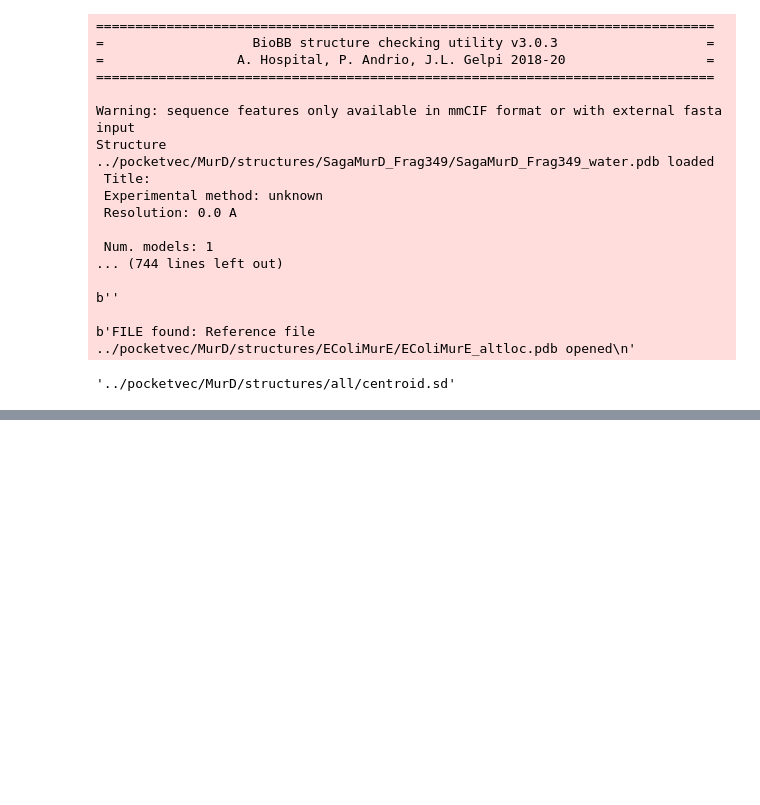
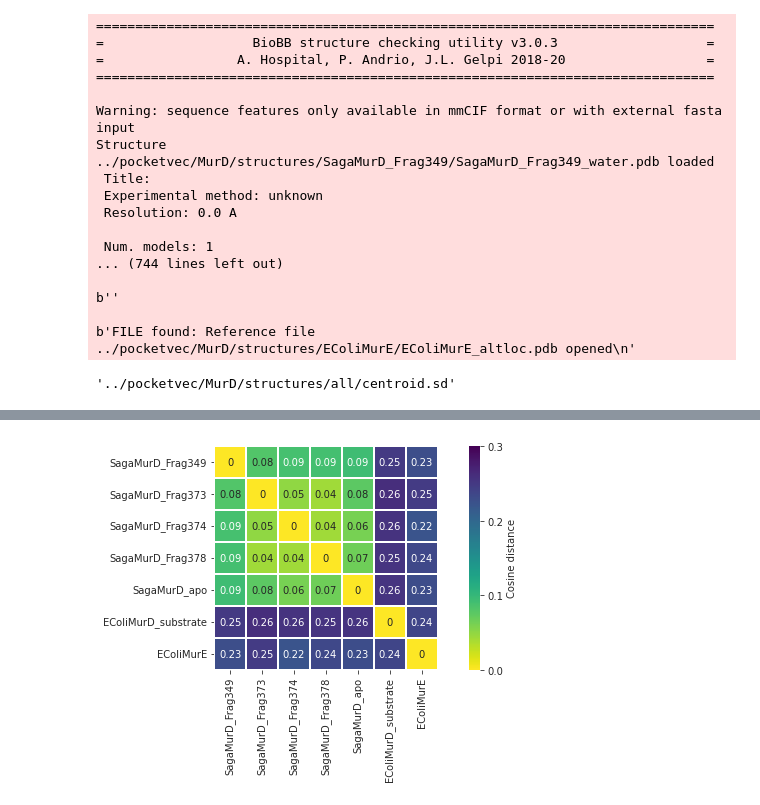
Before and after one commit to ersilia-os/osa-murd, a Jupyter notebook: notebooks/pocketvec_MurD.ipynb, the cells around one changed output, grey strips where cells are left out. Drawn from its saved outputs; the diff is of its cells as text; code cells hidden in the pictures; blank space fills up the shorter version.

Commit message:
pocketvec MurD results (I)

```diff
--- a/notebooks/pocketvec_MurD.ipynb
+++ b/notebooks/pocketvec_MurD.ipynb
@@ -200,0 +301,19 @@ shutil.copyfile(os.path.join(path_out, st, "centroid.sd"), os.path.join(path_out
+# %%
+path = "/aloy/home/acomajuncosa/MurD/GitHub/osa-murd/pocketvec/MurD/structures"
+sts = ['SagaMurD_Frag349', "SagaMurD_Frag373", "SagaMurD_Frag374", "SagaMurD_Frag378", "SagaMurD_apo", "EColiMurD_substrate", "EColiMurE"]
+fps = {}
+
+for st in sts:
+
+    # Read scores
+    scores = read_scores(os.path.join(path, st, "scores"))
+
+    # Raw scores fp
+    raw = raw_fp(scores, "../data/PocketVec/lib/LLM/all.pkl")
+    pickle.dump(raw, open(os.path.join(path, st, "raw_fp.pkl"), "wb"))
+
+    # Rank scores fp
+    rank = rank_fp(raw)
+    pickle.dump(rank, open(os.path.join(path, st, "rank_fp.pkl"), "wb"))
+
+    fps[st] = rank
@@ -200,0 +323,28 @@ shutil.copyfile(os.path.join(path_out, st, "centroid.sd"), os.path.join(path_out
+# %%
+X = []
+X_str = []
+labels = ['SagaMurD_Frag349', "SagaMurD_Frag373", "SagaMurD_Frag374", "SagaMurD_Frag378", "SagaMurD_apo", "EColiMurD_substrate", "EColiMurE"]
+
+for i in labels:
+    x = []
+    x_str = []
+    for j in labels:
+        x.append(distance.cosine(fps[i], fps[j]))
+        x_str.append(str(round(distance.cosine(fps[i], fps[j]), 2)))
+    X.append(x)
+    X_str.append(x_str)
+
+X = np.array(X)
+
+fig, ax = plt.subplots(figsize=(9,5))
+# sns.heatmap(rankings)
+sns.heatmap(X, linewidths=2, xticklabels=labels, yticklabels=labels,square=True, cbar=True,
+            cmap="viridis_r", annot=X_str, fmt = str(), vmin=0,vmax=0.3,
+            cbar_kws={"shrink": 1, 'label':'Cosine distance', 'ticks': [0, 0.1, 0.2, 0.3]},
+           annot_kws={"fontsize":10})
+plt.yticks(va="center")
+plt.tight_layout()
+plt.savefig("/aloy/home/acomajuncosa/MurD/GitHub/osa-murd/pocketvec/MurD/images/intraMurD.png", dpi=300)
+plt.show()
+# %% [output]
+[figure, added]
```
Also changed, not shown: parts of 6 cells of this notebook, 29 other files.
